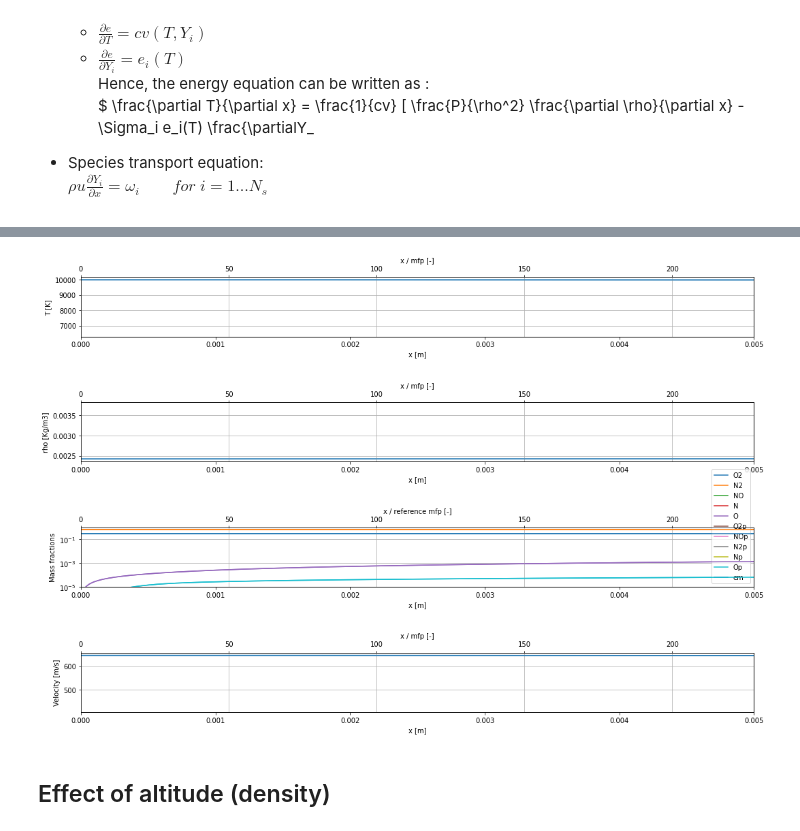
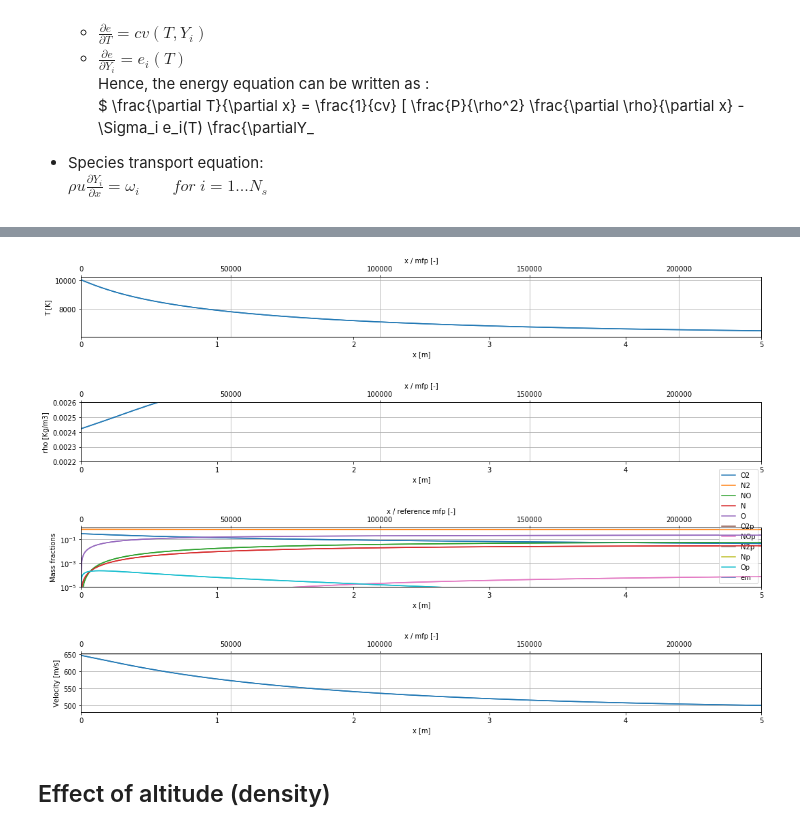
Before and after one commit to 20edo/Reactive_shock_air, a Jupyter notebook: Reactive_Air_shock.ipynb, the cells around one changed output, grey strips where cells are left out. Cells and saved outputs as stored; diff of their text form; code cells hidden in the pictures.

```diff
--- a/Reactive_Air_shock.ipynb
+++ b/Reactive_Air_shock.ipynb
@@ -492,14 +523,15 @@ def RHjump(self):
 
     # Solve RH relations
     x, infodict, ier, mesg = opt.fsolve(lambda x : self.RHsystem(x), x0 = [rho2, T2, u2], xtol=1e-12,
-                                        full_output=1, epsfcn=1e-8, factor = 0.1)
+                                     full_output=1, epsfcn=1e-8, factor = 0.1)
+
     if not ier:
         print('RH not converged')
 
 
     self.rho1, self.T1, self.u1 = x[0], x[1], x[2]
 
-    # Compute post shock mean free path
+    # Compute reference post shock mean free path
     mmol = []
 
     for i in self.specie:
@@ -509,11 +541,11 @@ def RHjump(self):
 
     self.mfp = Kb * T2 / p2  / self.sigma
 
-    e2, cv2 = self.energy(self.Y0, T2)
+    e2, cv2 = self.energy(self.Y0, self.T1)
     cp = cv2 + self.R(self.Y0)
     gamma = cp / cv2
-    c2 = (gamma * self.R(self.Y0) * T2) ** (1/2)
-    M2c = u2 / c2
+    c2c = (gamma * self.R(self.Y0) * self.T1) ** (1/2)
+    M2c = self.u1 / c2c
 
     print('Pre shock Mach : ' + str(M0))
     print('******************************')
@@ -863,11 +976,22 @@ def Euler_system(self, x, x_x):
     e2, cv = self.energy( Y, T )
     e_Y    = self.e_Y( Y, T)
 
-    # Manca Kb /mmol o sbaglio? o R magari
-    p_x = np.sum(rho_x * Y  * Ru * T + rho * Y_x * T * Ru + rho * Y * Ru * T_x)
+    # Manca Kb /mmol o sbaglio? o R magari          [OK]
+    ## p_x = np.sum(rho_x * Y  * Ru * T + rho * Y_x * T * Ru + rho * Y * Ru * T_x)
+    p_x = 0.0
+    ##p_x = (self.R(Y)*T*Y)* rho_x + (rho*self.R(Y)*Y)* T_x
+    for t in range(len(self.specie)):
+        p_x += rho_x * Y[t]  * Ru / self.specie[t].mmol * T + \
+               rho * Y_x[t] * T * Ru / self.specie[t].mmol + \
+               rho * Y[t] * Ru / self.specie[t].mmol * T_x
+        ##p_x += (rho*self.R(Y)*T)*Y_x[t]
+
+    if debug:
+        print('First term of the derivative p_x: '+ str(rho_x * Y  * Ru / self.specie[1].mmol * T))
+
     p = self.R(Y) * rho * T
 
-    S, Se = self.compute_Sy( rho, T, Y)
+    S, Se = self.compute_Sy(rho, T, Y)
 
     if debug:
         print('Euler system R                                : ' + str(self.R(Y)))
@@ -889,6 +1013,7 @@ def Euler_system(self, x, x_x):
 
     # Energy equation
     T_xc  = float([p / rho ** 2 * rho_x - np.sum(e_Y * Y_x)] / cv)
+
     #e_xc  = p / rho ** 2 * rho_x + Se + rho * u_x + 1 / 2 * rho_x * u
 
     # Species equations
@@ -921,7 +1046,7 @@ def Euler_x(self, x_spatial, x):
                 print('State values  = ' + str(x))
 
 
-        x0 = [0, 0, 0]
+        x0 = [0.0, 0.0, 0.0]
 
         for i in self.specie:
             x0.append(0)
@@ -945,7 +1070,7 @@ def Euler_x(self, x_spatial, x):
 problem.Euler_system = Euler_system
 problem.Euler_x = Euler_x
 # %%
-def solve(self, xf = 10):
+def solve(self, xf = 10.0):
 
     # Compute post shock values to be used as initial conditions
     self.RHjump()
@@ -956,7 +1081,7 @@ def solve(self, xf = 10):
         y0.append(i)
 
     sol = itg.solve_ivp(self.Euler_x,
-                              [0, xf], y0, method='BDF', t_eval=None, dense_output=False,
+                              [0.0, xf], y0, method='BDF', t_eval=None, dense_output=False,
                               events=None, vectorized=False, args=None, rtol=rtol, atol=atol)
 
     self.sol_rho, self.sol_u, self.sol_T, self.sol_Y = sol.y[0,:], sol.y[1,:], sol.y[2,:], sol.y[3:,:]
@@ -1214,9 +1384,10 @@ _11specie.reaction.append(O_ion)
 _11specie.reaction.append(N_ion)
 
 # Set ic
+# caso 1 di Matte (stessi di Park)    CANCELLARE
 _11specie.T0     = 247.02 # 300
 _11specie.rho0   = 3.097e-4 #1.225
-_11specie.u0     = 5050 #3000
+_11specie.u0     = 5062 #3000
 
 # Solve
 _11specie.solve()
@@ -1267,16 +1455,17 @@ ax.plot(_11specie.sol_x, _11specie.sol_T)
 # %%
-xmax = 5e-3
+xmax = 5
 xmax_l = 3e7
 
 fig, ax = plt.subplots(4, 1,)
 _11specie.plot_T(ax[0], xmax = xmax)
 _11specie.plot_rho(ax[1], xmax = xmax)
+ax[1].set_ylim(2.2e-3,2.6e-3)
 _11specie.logplot_Y(ax[2], xmax = xmax)
 _11specie.plot_u(ax[3], xmax = xmax)
 
 fig.tight_layout()
 # %% [output]
-[figure, old version]
+[figure, new version]
 # %% [markdown]
 ## Effect of altitude (density)
 # %%
```
Also changed, not shown: parts of 41 cells of this notebook.
